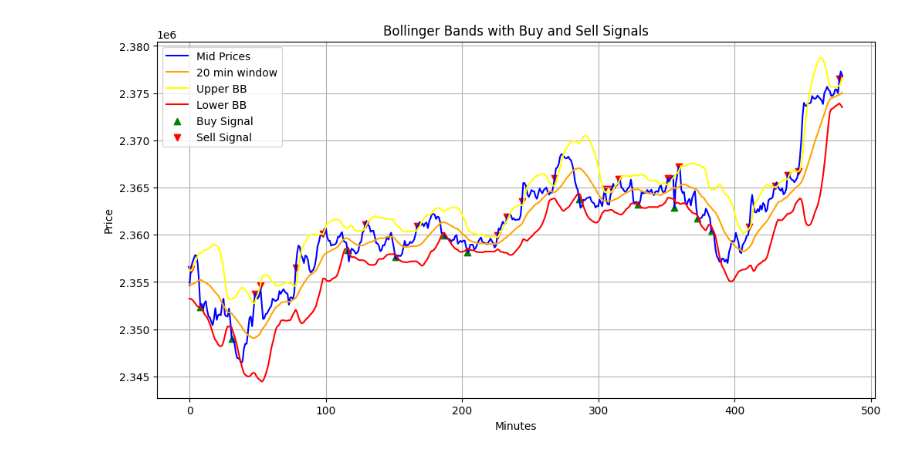
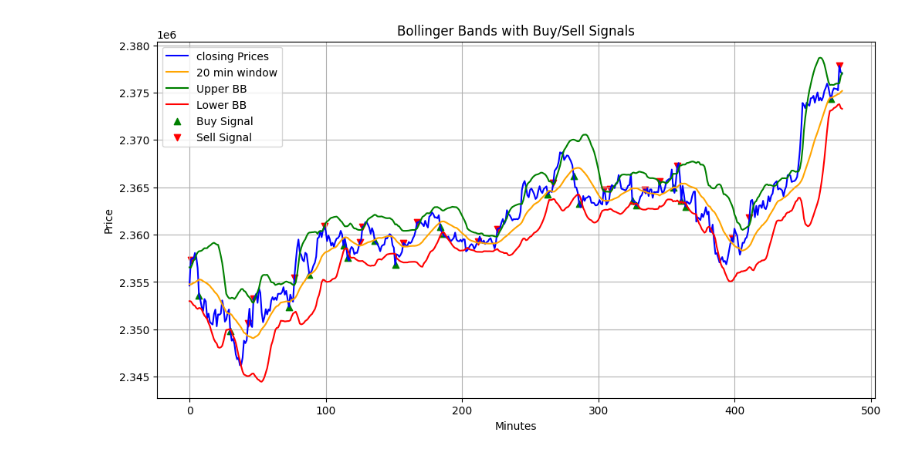
Before and after one commit to Vishnutejas-2005/bb, a Jupyter notebook: main.ipynb, the cells around one changed output. Drawn from its saved outputs; the diff is of its cells as text; code cells hidden in the pictures.

```diff
--- a/main.ipynb
+++ b/main.ipynb
@@ -74,28 +63,49 @@ Mid Prices:  23625
-# %%
-# from the above data of moving average and standard deviation i want to find the buy and sell signals
-# buy signal is when the price crosses the lower band and sell signal is when the price crosses the upper band
-# i want to find the buy and sell signals
-# but before i buy i want to check if i sold the stock and if i have the stock
-buy_signal = []
-sell_signal = []
-for i in range(1, len(mid_prices)):
-    if mid_prices[i] < lower_band[i] and mid_prices[i-1] > lower_band[i-1]:
-        buy_signal.append(i)
-    elif mid_prices[i] > upper_band[i] and mid_prices[i-1] < upper_band[i-1]:
-        sell_signal.append(i)
-# Plot the buy and sell signals
-plt.figure(figsize=(12, 6))
-plt.plot(mid_prices, label='Mid Prices', color='blue')
-plt.plot(avg, label='20 min window', color='orange')
-plt.plot(upper_band, label='Upper BB', color='yellow')
-plt.plot(lower_band, label='Lower BB', color='red')
-plt.scatter(buy_signal, mid_prices[buy_signal], label='Buy Signal', marker='^', color='green')
-plt.scatter(sell_signal, mid_prices[sell_signal], label='Sell Signal', marker='v', color='red')
-plt.title('Bollinger Bands with Buy and Sell Signals')
-plt.xlabel('Minutes')
-plt.ylabel('Price')
-plt.legend()
-plt.grid()
-plt.show()
-# %% [output]
-[figure, removed]
+# %%
+# when the closing price is above the upper band, it is a sell signal
+# after this when ever it is below mva square it off
+# when the closing price is below the lower band, it is a buy signal
+# after this when ever it is above mva square it off
+
+buy_signal = []
+sell_signal = []
+flag_1 = 0
+
+for i in range(len(closing_prices)):
+    if flag_1 == 0:
+        if closing_prices[i] < lower_band[i]:
+            buy_signal.append(i)
+            flag_1 = 1
+        elif closing_prices[i] > upper_band[i]:
+            sell_signal.append(i)
+            flag_1 = -1
+    elif flag_1 == 1:
+        if closing_prices[i] > avg[i]:
+            sell_signal.append(i)
+            flag_1 = 0
+    elif flag_1 == -1:
+        if closing_prices[i] < avg[i]:
+            buy_signal.append(i)
+            flag_1 = 0
+# Plot the data
+plt.figure(figsize=(12, 6))
+plt.plot(closing_prices, label='closing Prices', color='blue')
+plt.plot(avg, label='20 min window', color='orange')
+plt.plot(upper_band, label='Upper BB', color='green')
+plt.plot(lower_band, label='Lower BB', color='red')
+# Plot buy signals
+for i in buy_signal:
+    plt.scatter(i, closing_prices[i], marker='^', color='green', label='Buy Signal')
+# Plot sell signals
+for i in sell_signal:
+    plt.scatter(i, closing_prices[i], marker='v', color='red', label='Sell Signal')
+plt.title('Bollinger Bands with Buy/Sell Signals')
+plt.xlabel('Minutes')
+plt.ylabel('Price')
+# unique the labels to avoid duplicates
+handles, labels = plt.gca().get_legend_handles_labels()
+by_label = dict(zip(labels, handles))
+plt.legend(by_label.values(), by_label.keys())
+plt.grid()
+plt.show()
+# %% [output]
+[figure, added]
```
Also changed, not shown: parts of 2 cells of this notebook.
